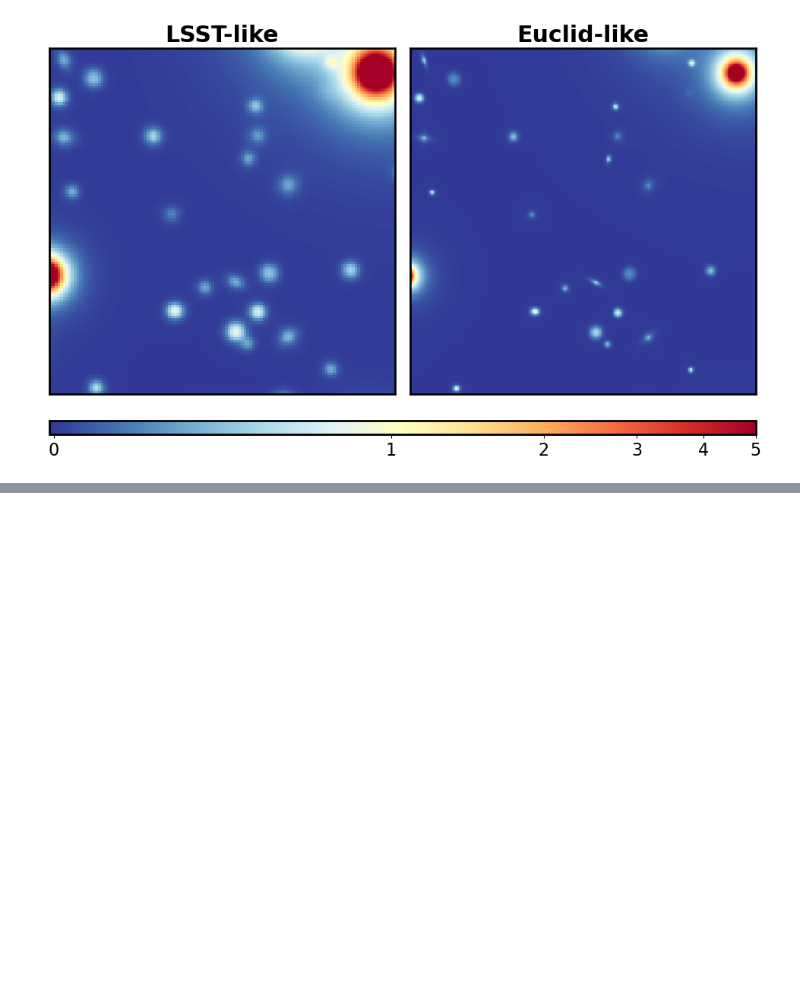
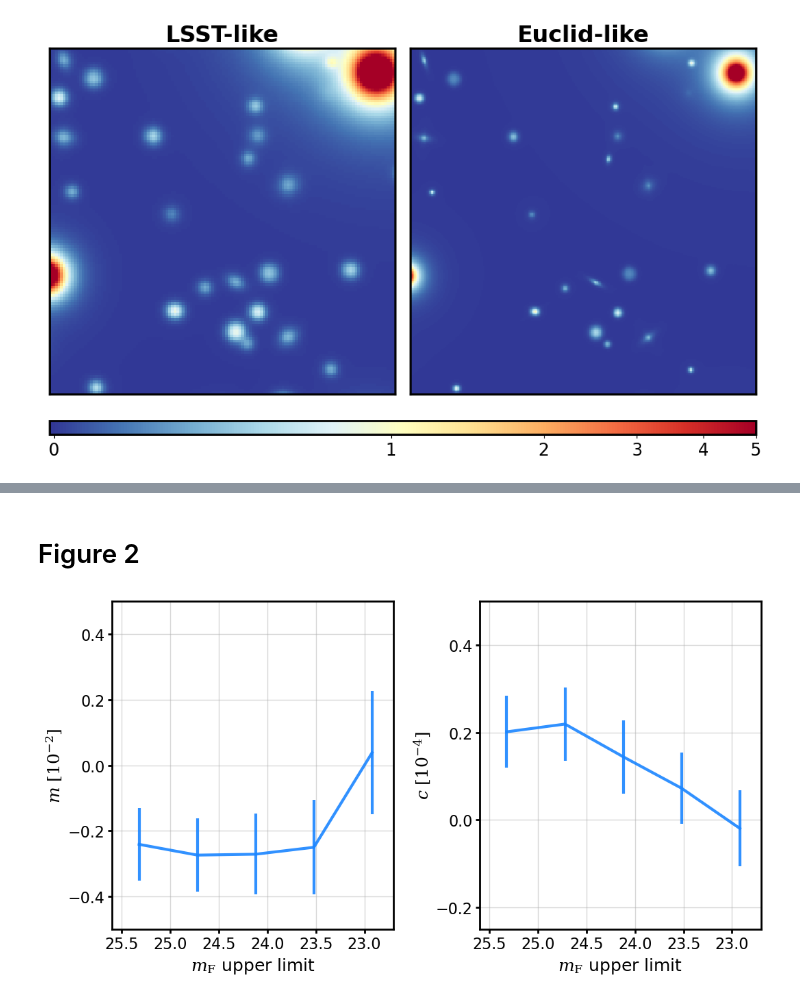
Before and after one commit to mr-superonion/FPFS_notebooks, a Jupyter notebook: paper_2023/4_summary/1_Euclid_LSST_proposal.ipynb, the cells around one changed output, grey strips where cells are left out. Drawn from its saved outputs; the diff is of its cells as text; code cells hidden in the pictures; blank space fills up the shorter version.

```diff
--- a/paper_2023/4_summary/1_Euclid_LSST_proposal.ipynb
+++ b/paper_2023/4_summary/1_Euclid_LSST_proposal.ipynb
@@ -137,0 +94,39 @@ ax.cax.colorbar(im)
+# %% [markdown]
+# Figure 2
+# %%
+plt.close()
+fig,axes=pltutil.make_figure_axes(ny=1,nx=2,square=True)
+ax=axes[0]
+xlabel=r'$m_{\rm F}$ upper limit';
+ax.set_ylabel('$m$ $[10^{-2}]$',fontsize=18)
+ax.set_yticks([-0.4, -0.2, 0.,0.2, 0.4])
+ax.set_xlim(22.7,25.6)
+ax.set_ylim(-0.5,0.5)
+ax.invert_xaxis()
+ax.tick_params(width=2,size=4)
+ax.set_xlabel(xlabel,fontsize=18)
+ax.grid()
+
+ax2=axes[1]
+ax2.set_ylabel('$c$ $[10^{-4}]$',fontsize=18)
+ax2.set_xlim(22.7,25.6)
+ax2.set_ylim(-0.25,0.5)
+ax2.set_yticks([-0.2,0.0,0.2,0.4])
+ax2.tick_params(width=2,size=4)
+ax2.set_xlabel(xlabel,fontsize=18)
+ax2.grid()
+ax2.invert_xaxis()
+plt.tight_layout(h_pad=-0.2)
+
+outs=fitsio.read('output_mag_cut.fits')
+x=np.array([25.3,24.7, 24.1,23.5, 22.9])
+y1 = outs[:,0]
+yerr = outs[:,1]
+z1 = outs[:,2]
+zerr = outs[:,3]
+ax.errorbar(np.array(x)+0.02,np.array(y1)*1e2,np.array(yerr)*1e2,color=pltutil.colors[1], ls='-', linewidth =3.)
+ax2.errorbar(np.array(x)+0.02,np.array(z1)*1e4,np.array(zerr)*1e4,color=pltutil.colors[1], ls='-', linewidth =3.)
+
+plt.tight_layout()
+# %% [output]
+[figure, added]
```
Also changed, not shown: parts of 3 cells of this notebook.
